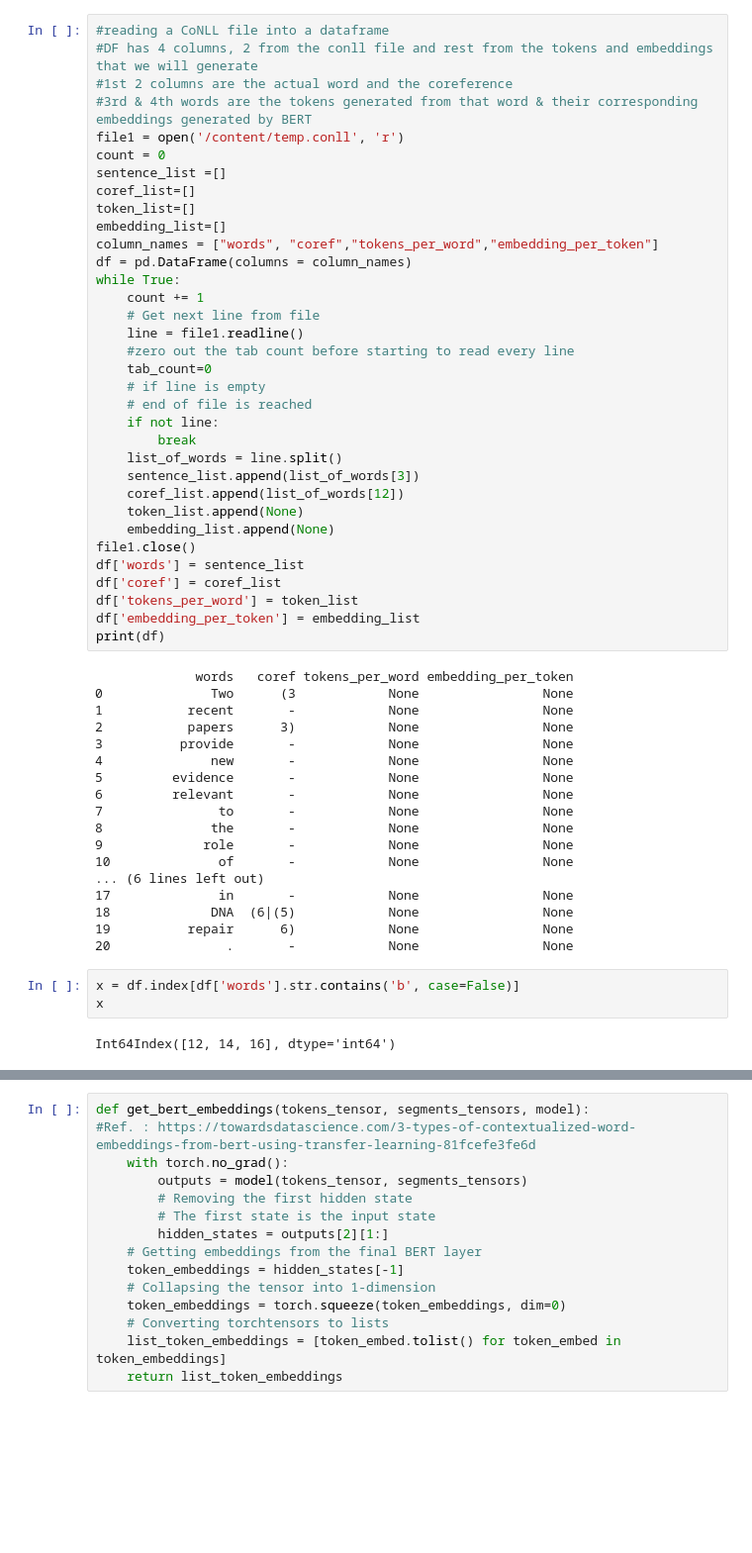
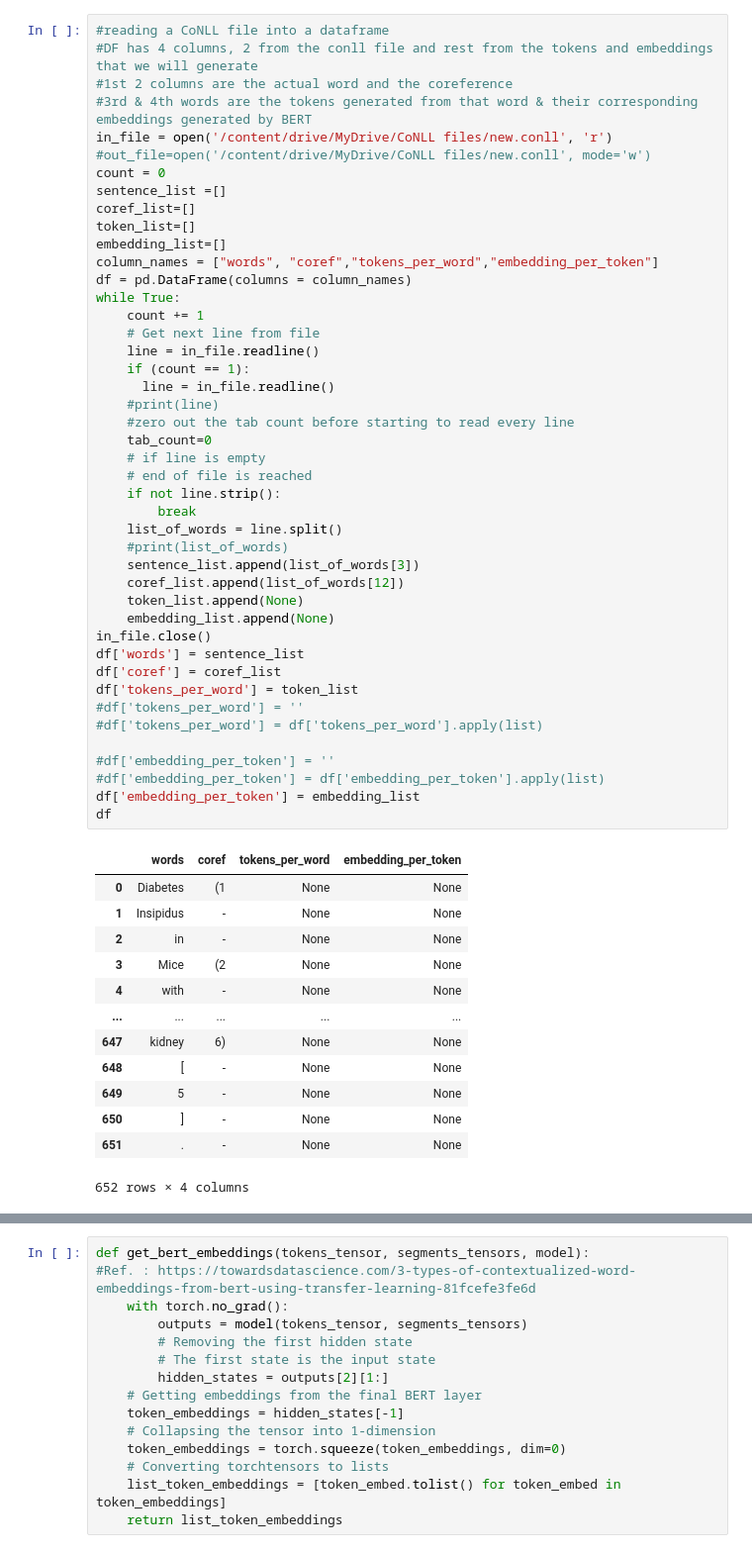
Before and after one commit to smitmirani10/Sem3FinalProject, a Jupyter notebook: Draft_project_code.ipynb, the cells around one changed output, grey strips where cells are left out. Shown at 99% size. Drawn from its saved outputs; the diff is of its cells as text; blank space fills up the shorter version.

```diff
--- a/Draft_project_code.ipynb
+++ b/Draft_project_code.ipynb
@@ -36,57 +54,58 @@ import torch
 # %%
 #reading a CoNLL file into a dataframe
 #DF has 4 columns, 2 from the conll file and rest from the tokens and embeddings that we will generate
 #1st 2 columns are the actual word and the coreference
 #3rd & 4th words are the tokens generated from that word & their corresponding embeddings generated by BERT
-file1 = open('/content/temp.conll', 'r')
+in_file = open('/content/drive/MyDrive/CoNLL files/new.conll', 'r')
+#out_file=open('/content/drive/MyDrive/CoNLL files/new.conll', mode='w')
 count = 0
 sentence_list =[]
 coref_list=[]
 token_list=[]
 embedding_list=[]
 column_names = ["words", "coref","tokens_per_word","embedding_per_token"]
 df = pd.DataFrame(columns = column_names)
 while True:
     count += 1
     # Get next line from file
-    line = file1.readline()
+    line = in_file.readline()
+    if (count == 1):
+      line = in_file.readline()
+    #print(line)
     #zero out the tab count before starting to read every line
     tab_count=0
     # if line is empty
     # end of file is reached
-    if not line:
+    if not line.strip():
         break
     list_of_words = line.split()
+    #print(list_of_words)
     sentence_list.append(list_of_words[3])
     coref_list.append(list_of_words[12])
     token_list.append(None)
     embedding_list.append(None)
-file1.close()
+in_file.close()
 df['words'] = sentence_list
 df['coref'] = coref_list
 df['tokens_per_word'] = token_list
+#df['tokens_per_word'] = ''
+#df['tokens_per_word'] = df['tokens_per_word'].apply(list)
+
+#df['embedding_per_token'] = ''
+#df['embedding_per_token'] = df['embedding_per_token'].apply(list)
 df['embedding_per_token'] = embedding_list
-print(df)
+df
 # %% [output]
+|  | words | coref | tokens_per_word | embedding_per_token |
+| 0 | Diabetes | (1 | None | None |
+| 1 | Insipidus | - | None | None |
+| 2 | in | - | None | None |
+| 3 | Mice | (2 | None | None |
+| 4 | with | - | None | None |
+| ... | ... | ... | ... | ... |
+| 647 | kidney | 6) | None | None |
+| 648 | [ | - | None | None |
+| 649 | 5 | - | None | None |
+| 650 | ] | - | None | None |
+| 651 | . | - | None | None |
-             words   coref tokens_per_word embedding_per_token
-0              Two      (3            None                None
-1           recent       -            None                None
-2           papers      3)            None                None
-3          provide       -            None                None
-4              new       -            None                None
-5         evidence       -            None                None
-6         relevant       -            None                None
-7               to       -            None                None
-8              the       -            None                None
-9             role       -            None                None
-10              of       -            None                None
-... (6 lines left out)
-17              in       -            None                None
-18             DNA  (6|(5)            None                None
-19          repair      6)            None                None
-20               .       -            None                None
+652 rows × 4 columns
-# %%
-x = df.index[df['words'].str.contains('b', case=False)]
-x
-# %% [output]
-Int64Index([12, 14, 16], dtype='int64')
```
Also changed, not shown: parts of 34 cells of this notebook.
